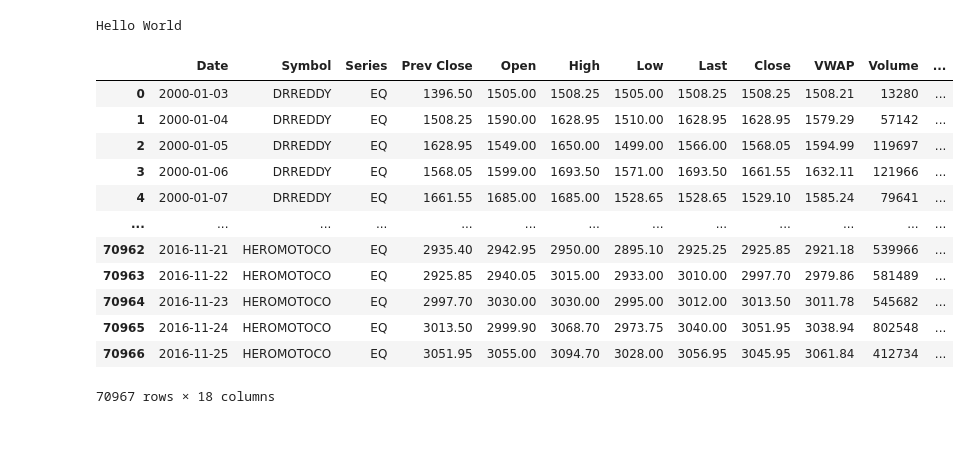
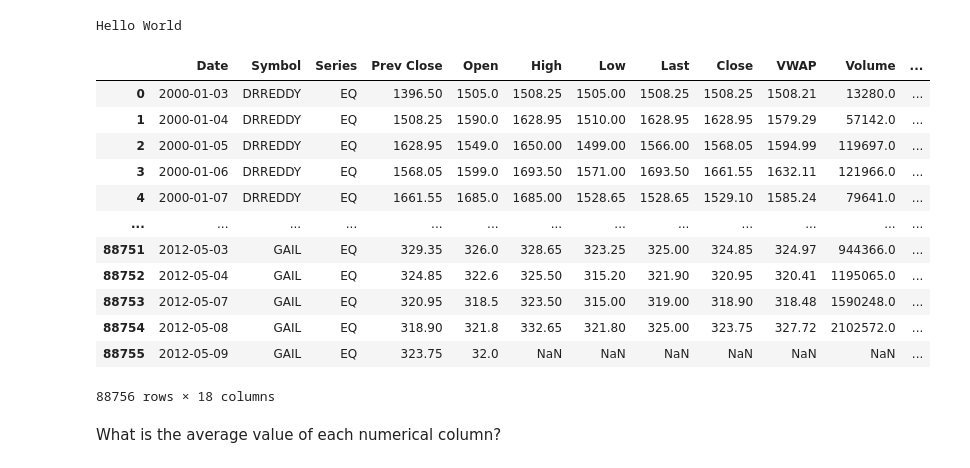
Before and after one commit to AkshayaKakde/Stock-Market-Data-Analysis-and-Reporting, a Jupyter notebook: stock_data_analysis.ipynb, the cells around one changed output. Saved outputs shown, nothing was run; the diff lists cells and outputs as text; code cells hidden in the pictures; blank space fills up the shorter version.

```diff
--- a/stock_data_analysis.ipynb
+++ b/stock_data_analysis.ipynb
@@ -7,19 +7,21 @@ Hello World
 # %%
 import pandas as pd
 
-data = pd.read_csv("combined_stock_data.csv")
-data
+df = pd.read_csv("combined_stock_data.csv")
+df
 # %% [output]
 |  | Date | Symbol | Series | Prev Close | Open | High | Low | Last | Close | VWAP | Volume | ... |
-| 0 | 2000-01-03 | DRREDDY | EQ | 1396.50 | 1505.00 | 1508.25 | 1505.00 | 1508.25 | 1508.25 | 1508.21 | 13280 | ... |
-| 1 | 2000-01-04 | DRREDDY | EQ | 1508.25 | 1590.00 | 1628.95 | 1510.00 | 1628.95 | 1628.95 | 1579.29 | 57142 | ... |
-| 2 | 2000-01-05 | DRREDDY | EQ | 1628.95 | 1549.00 | 1650.00 | 1499.00 | 1566.00 | 1568.05 | 1594.99 | 119697 | ... |
-| 3 | 2000-01-06 | DRREDDY | EQ | 1568.05 | 1599.00 | 1693.50 | 1571.00 | 1693.50 | 1661.55 | 1632.11 | 121966 | ... |
-| 4 | 2000-01-07 | DRREDDY | EQ | 1661.55 | 1685.00 | 1685.00 | 1528.65 | 1528.65 | 1529.10 | 1585.24 | 79641 | ... |
+| 0 | 2000-01-03 | DRREDDY | EQ | 1396.50 | 1505.0 | 1508.25 | 1505.00 | 1508.25 | 1508.25 | 1508.21 | 13280.0 | ... |
+| 1 | 2000-01-04 | DRREDDY | EQ | 1508.25 | 1590.0 | 1628.95 | 1510.00 | 1628.95 | 1628.95 | 1579.29 | 57142.0 | ... |
+| 2 | 2000-01-05 | DRREDDY | EQ | 1628.95 | 1549.0 | 1650.00 | 1499.00 | 1566.00 | 1568.05 | 1594.99 | 119697.0 | ... |
+| 3 | 2000-01-06 | DRREDDY | EQ | 1568.05 | 1599.0 | 1693.50 | 1571.00 | 1693.50 | 1661.55 | 1632.11 | 121966.0 | ... |
+| 4 | 2000-01-07 | DRREDDY | EQ | 1661.55 | 1685.0 | 1685.00 | 1528.65 | 1528.65 | 1529.10 | 1585.24 | 79641.0 | ... |
 | ... | ... | ... | ... | ... | ... | ... | ... | ... | ... | ... | ... | ... |
-| 70962 | 2016-11-21 | HEROMOTOCO | EQ | 2935.40 | 2942.95 | 2950.00 | 2895.10 | 2925.25 | 2925.85 | 2921.18 | 539966 | ... |
-| 70963 | 2016-11-22 | HEROMOTOCO | EQ | 2925.85 | 2940.05 | 3015.00 | 2933.00 | 3010.00 | 2997.70 | 2979.86 | 581489 | ... |
-| 70964 | 2016-11-23 | HEROMOTOCO | EQ | 2997.70 | 3030.00 | 3030.00 | 2995.00 | 3012.00 | 3013.50 | 3011.78 | 545682 | ... |
-| 70965 | 2016-11-24 | HEROMOTOCO | EQ | 3013.50 | 2999.90 | 3068.70 | 2973.75 | 3040.00 | 3051.95 | 3038.94 | 802548 | ... |
-| 70966 | 2016-11-25 | HEROMOTOCO | EQ | 3051.95 | 3055.00 | 3094.70 | 3028.00 | 3056.95 | 3045.95 | 3061.84 | 412734 | ... |
+| 88751 | 2012-05-03 | GAIL | EQ | 329.35 | 326.0 | 328.65 | 323.25 | 325.00 | 324.85 | 324.97 | 944366.0 | ... |
+| 88752 | 2012-05-04 | GAIL | EQ | 324.85 | 322.6 | 325.50 | 315.20 | 321.90 | 320.95 | 320.41 | 1195065.0 | ... |
+| 88753 | 2012-05-07 | GAIL | EQ | 320.95 | 318.5 | 323.50 | 315.00 | 319.00 | 318.90 | 318.48 | 1590248.0 | ... |
+| 88754 | 2012-05-08 | GAIL | EQ | 318.90 | 321.8 | 332.65 | 321.80 | 325.00 | 323.75 | 327.72 | 2102572.0 | ... |
+| 88755 | 2012-05-09 | GAIL | EQ | 323.75 | 32.0 | NaN | NaN | NaN | NaN | NaN | NaN | ... |
-70967 rows × 18 columns
+88756 rows × 18 columns
+# %% [markdown]
+What is the average value of each numerical column?
```
Also changed, not shown: parts of 38 cells of this notebook.
